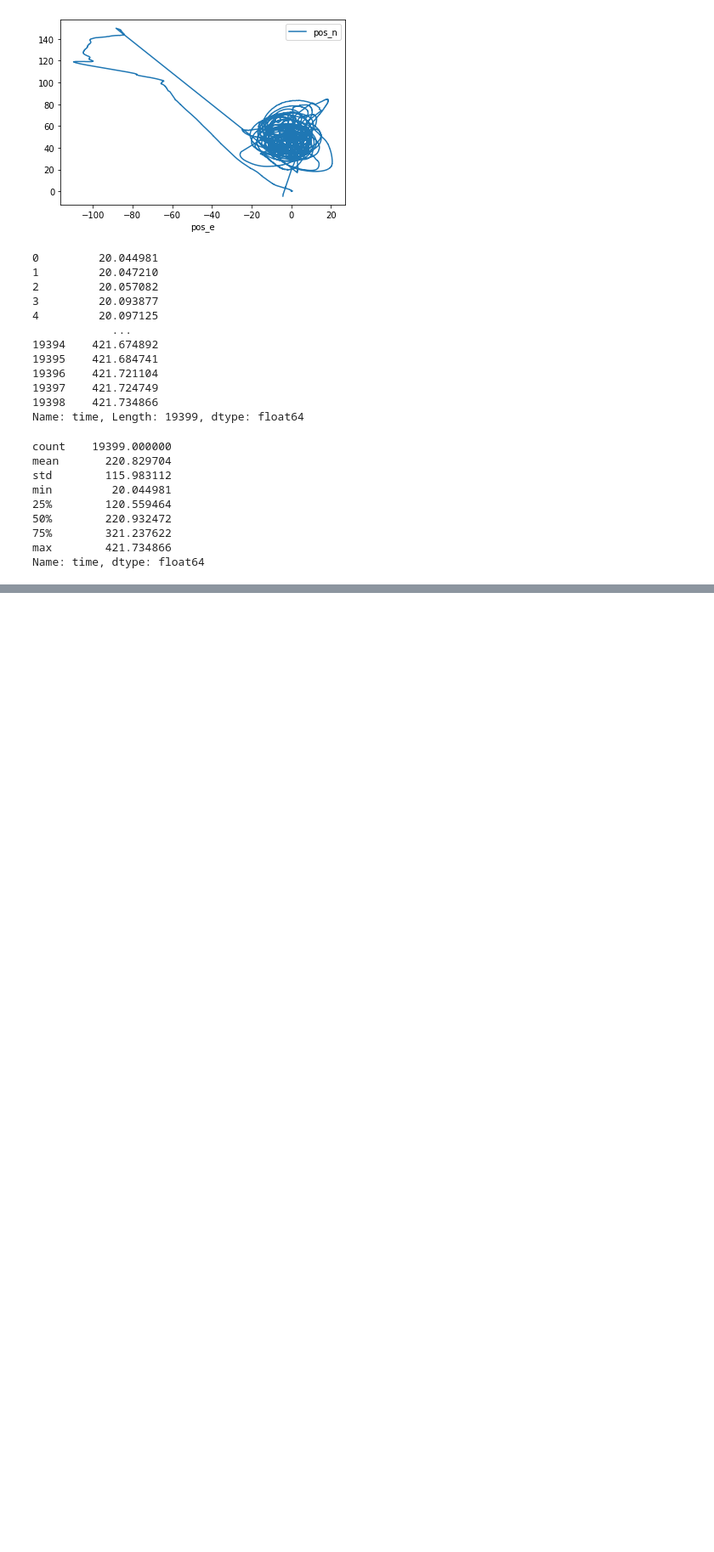
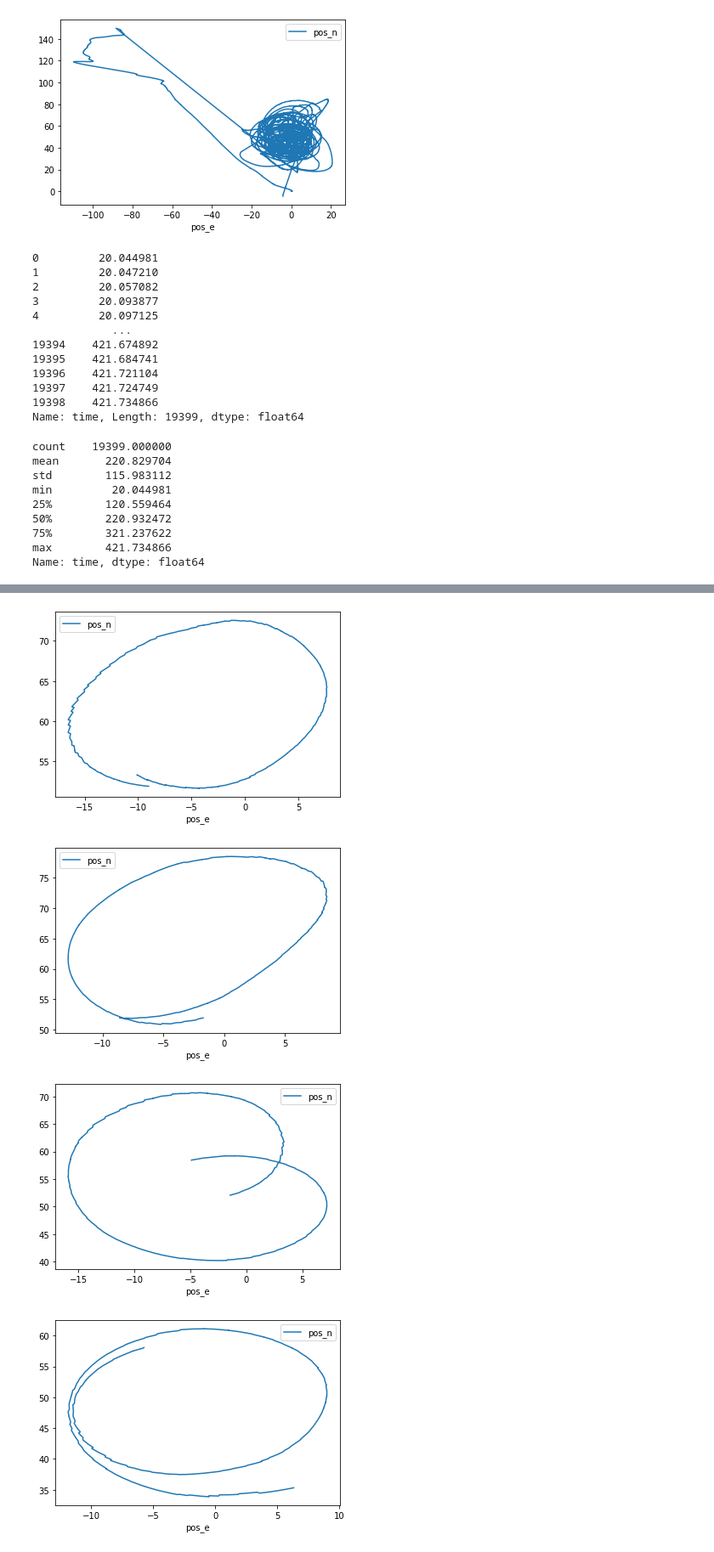
Before and after one commit to aldonaspirz/Helicopter_circles, a Jupyter notebook: Preprocessing.ipynb, the cells around one changed output, grey strips where cells are left out. Shown at 85% size. Drawn from its saved outputs; the diff is of its cells as text; code cells hidden in the pictures; blank space fills up the shorter version.

```diff
--- a/Preprocessing.ipynb
+++ b/Preprocessing.ipynb
@@ -65,0 +67,10 @@ d_filtes.plot(x="pos_e", y="pos_n");
+# %%
+for i in range(75,100,6):
+    d_filtes=data[data['time'] <i]
+    d_filtes=d_filtes[d_filtes['time']>i-6]
+    d_filtes.plot(x="pos_e", y="pos_n")
+# %% [output]
+[figure, added]
+[figure, added]
+[figure, added]
+[figure, added]
```
Also changed, not shown: parts of 4 cells of this notebook.
